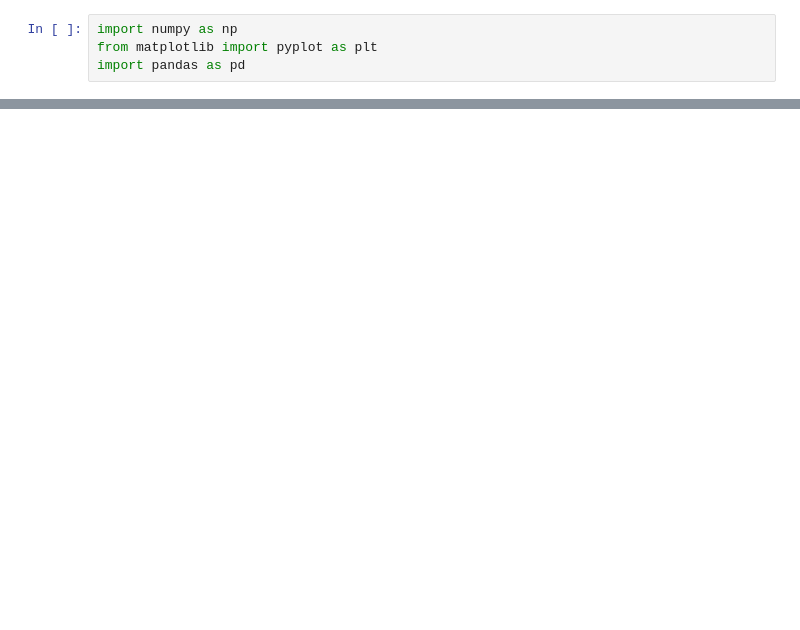
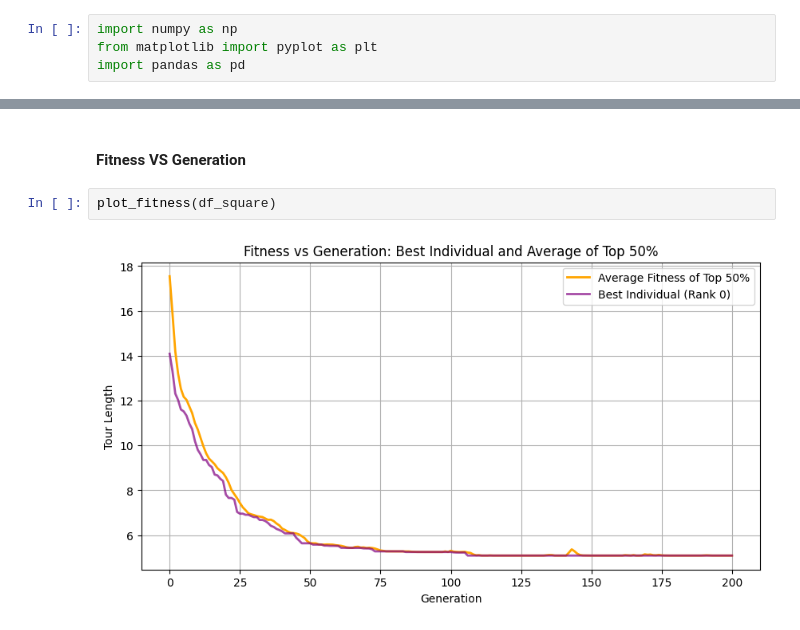
Before and after one commit to giuliagogna/NumericalSimulationLaboratory, a Jupyter notebook: Lab09/analysis09.ipynb, the cells around one changed output, grey strips where cells are left out. Drawn from its saved outputs; the diff is of its cells as text; blank space fills up the shorter version.

```diff
--- a/Lab09/analysis09.ipynb
+++ b/Lab09/analysis09.ipynb
@@ -254,0 +337,6 @@ plot_tour(700, df, x_coord, y_coord)   # Final result after all generations (las
+# %% [markdown]
+#### Fitness VS Generation
+# %%
+plot_fitness(df_square)
+# %% [output]
+[figure, added]
```
Also changed, not shown: parts of 56 cells of this notebook, 9 other files.
